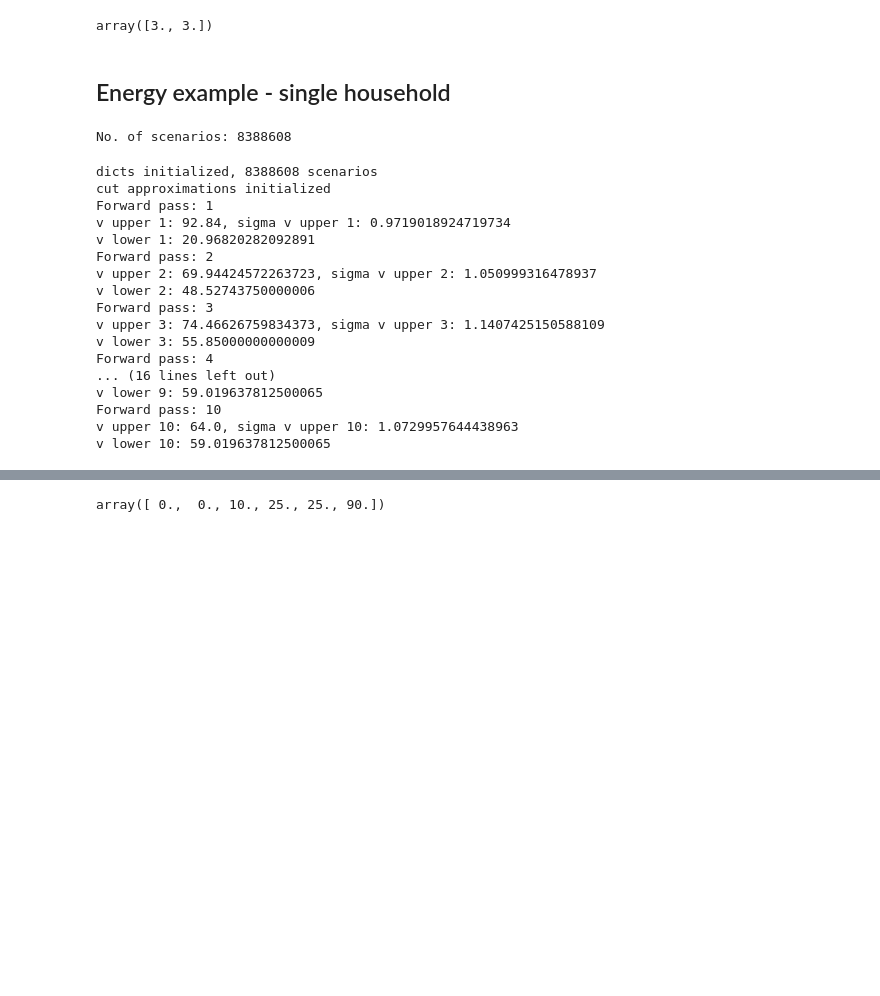
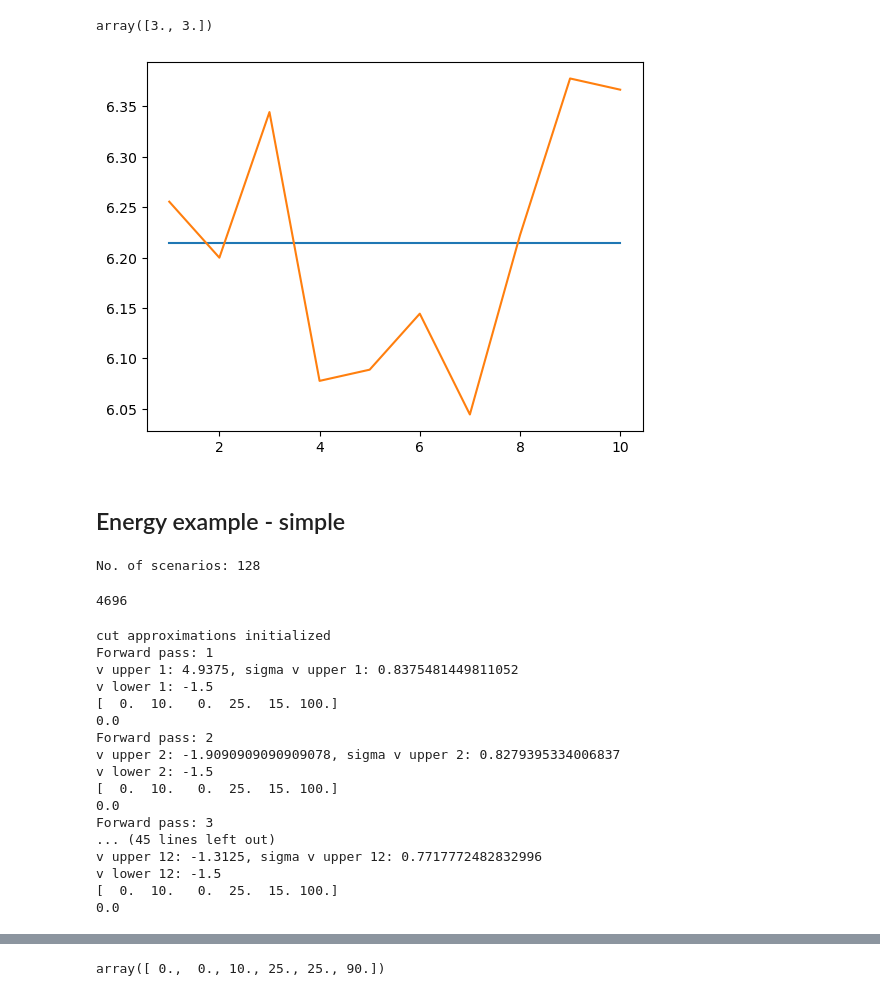
Before and after one commit to maxvolk/sddp, a Jupyter notebook: SDDP.ipynb, the cells around one changed output, grey strips where cells are left out. Cells and saved outputs as stored; diff of their text form; code cells hidden in the pictures; blank space fills up the shorter version.

```diff
--- a/SDDP.ipynb
+++ b/SDDP.ipynb
@@ -590,7 +963,9 @@ x[40][1][0]
 array([3., 3.])
 # %%
 x, Q_, v_lower, v_upper = BL_SDDP(t_max=t_max, i_max=i_max, z_max=z_max,
-                                  p=p, q=q, S=S, c=c, W=W, h=h, T=T,
+                                  p=p, q=q,
+                                  #S=S,
+                                  c=c, W=W, h=h, T=T,
                                   phi_ = phi_, no_of_samples = no_of_samples, batch_size = batch_size,
                                   x_0 = x_0)
 # %% [output]
@@ -615,18 +990,22 @@ v lower 40: 6.222144439999999
 x[40][1][0]
 # %% [output]
 array([3., 3.])
+# %%
+plot_bounds(v_lower, v_upper)
+# %% [output]
+[figure, added]
 # %% [markdown]
-## Energy example - single household
+## Energy example - simple
 # %%
 ## INPUT
 
-t_max = 24
+t_max = 8 #24
 
 # Uncertainty
 q = {t: 2 for t in range(2,t_max+1)}
 q[1] = 1
 
-p = {t: np.array([0.45,0.55]) for t in range(2,t_max+1)}
+p = {t: np.array([0.5,0.5]) for t in range(2,t_max+1)}
 
 S = generate_scenarios(q=q, t_max=t_max)
 print(f"No. of scenarios: {len(S)}")
@@ -657,6 +1036,7 @@ for t in range(7, t_max+1):
 
 # Initial condition
 x_0 = np.array([0,0,10,0,0,0])
+# x_0 = [s^+, s^-, SoC, u^+,  u^-, u^SoC]
 
 # Generate input represenation
 c = {}
@@ -674,6 +1054,10 @@ for t in range(1,t_max+1):
         h[t][j] = np.array([gen_less_demand[t][j], from_grid_max, to_grid_max, soc_max])
         T[t-1][j] = np.array([ [0, 0, -1, 0, 0, 0], [0, 0, 0, 0, 0, 0], [0, 0, 0, 0, 0, 0], [0, 0, 0, 0, 0, 0] ])
 # %% [output]
-No. of scenarios: 8388608
+No. of scenarios: 128
+# %%
+sys.getsizeof(S)
+# %% [output]
+4696
 # %%
 # Algorithm parameters
@@ -686,25 +1075,26 @@ phi_ = np.array([0,*phi_list])
 # %%
-result_sddp = {}
 result_sddp["x"], result_sddp["Q_"], result_sddp["v_lower"], result_sddp["v_upper"] = SDDP(t_max=t_max, i_max=i_max,
-                                  p=p, q=q, S=S, c=c, W=W, h=h, T=T,
+                                  p=p, q=q,
+                                  #S=S,
+                                  c=c, W=W, h=h, T=T,
                                   phi_ = phi_, no_of_samples = no_of_samples,
                                   x_0 = x_0)
 # %% [output]
-dicts initialized, 8388608 scenarios
 cut approximations initialized
 Forward pass: 1
-v upper 1: 92.84, sigma v upper 1: 0.9719018924719734
-v lower 1: 20.96820282092891
+v upper 1: 4.9375, sigma v upper 1: 0.8375481449811052
+v lower 1: -1.5
+[  0.  10.   0.  25.  15. 100.]
+0.0
 Forward pass: 2
-v upper 2: 69.94424572263723, sigma v upper 2: 1.050999316478937
-v lower 2: 48.52743750000006
+v upper 2: -1.9090909090909078, sigma v upper 2: 0.8279395334006837
+v lower 2: -1.5
+[  0.  10.   0.  25.  15. 100.]
+0.0
 Forward pass: 3
-v upper 3: 74.46626759834373, sigma v upper 3: 1.1407425150588109
-v lower 3: 55.85000000000009
-Forward pass: 4
-... (16 lines left out)
-v lower 9: 59.019637812500065
-Forward pass: 10
-v upper 10: 64.0, sigma v upper 10: 1.0729957644438963
-v lower 10: 59.019637812500065
+... (45 lines left out)
+v upper 12: -1.3125, sigma v upper 12: 0.7717772482832996
+v lower 12: -1.5
+[  0.  10.   0.  25.  15. 100.]
+0.0
 # %%
```
Also changed, not shown: parts of 48 cells of this notebook.
